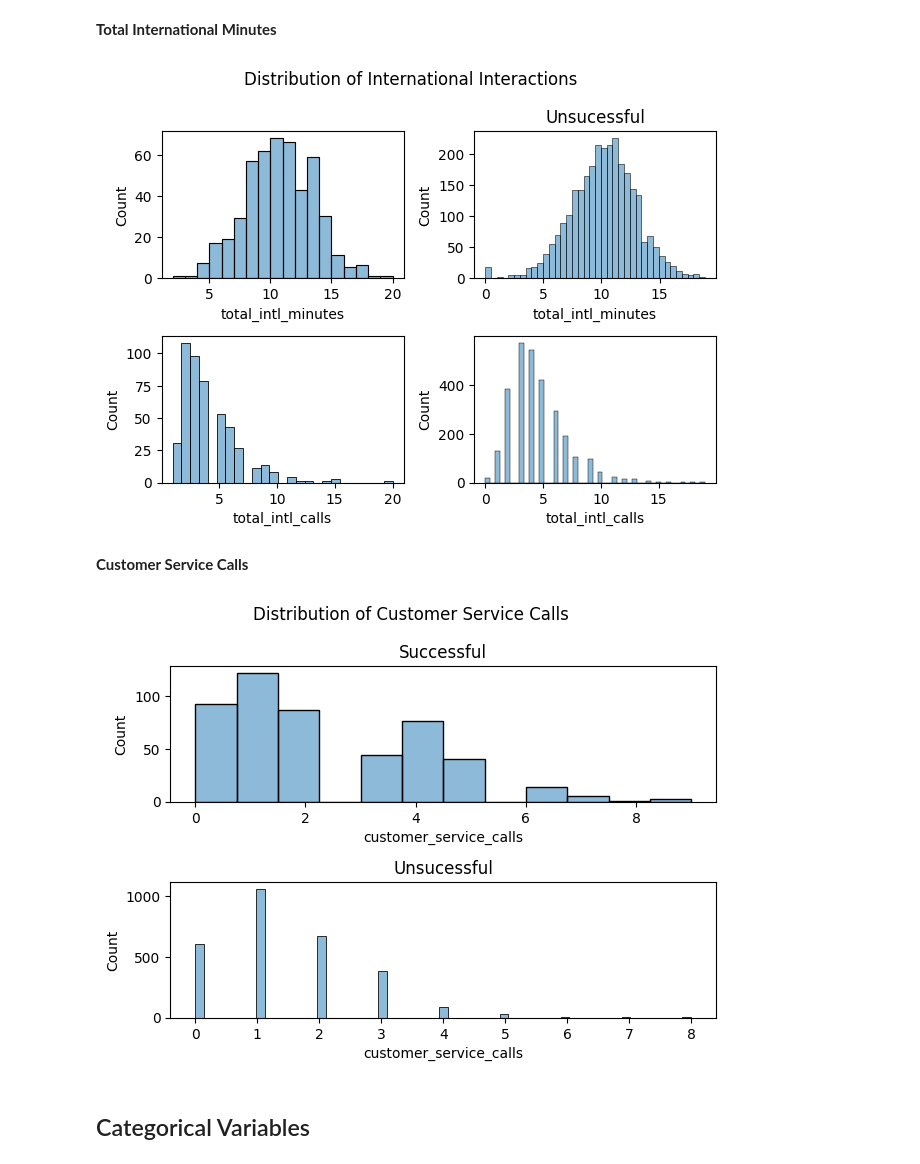
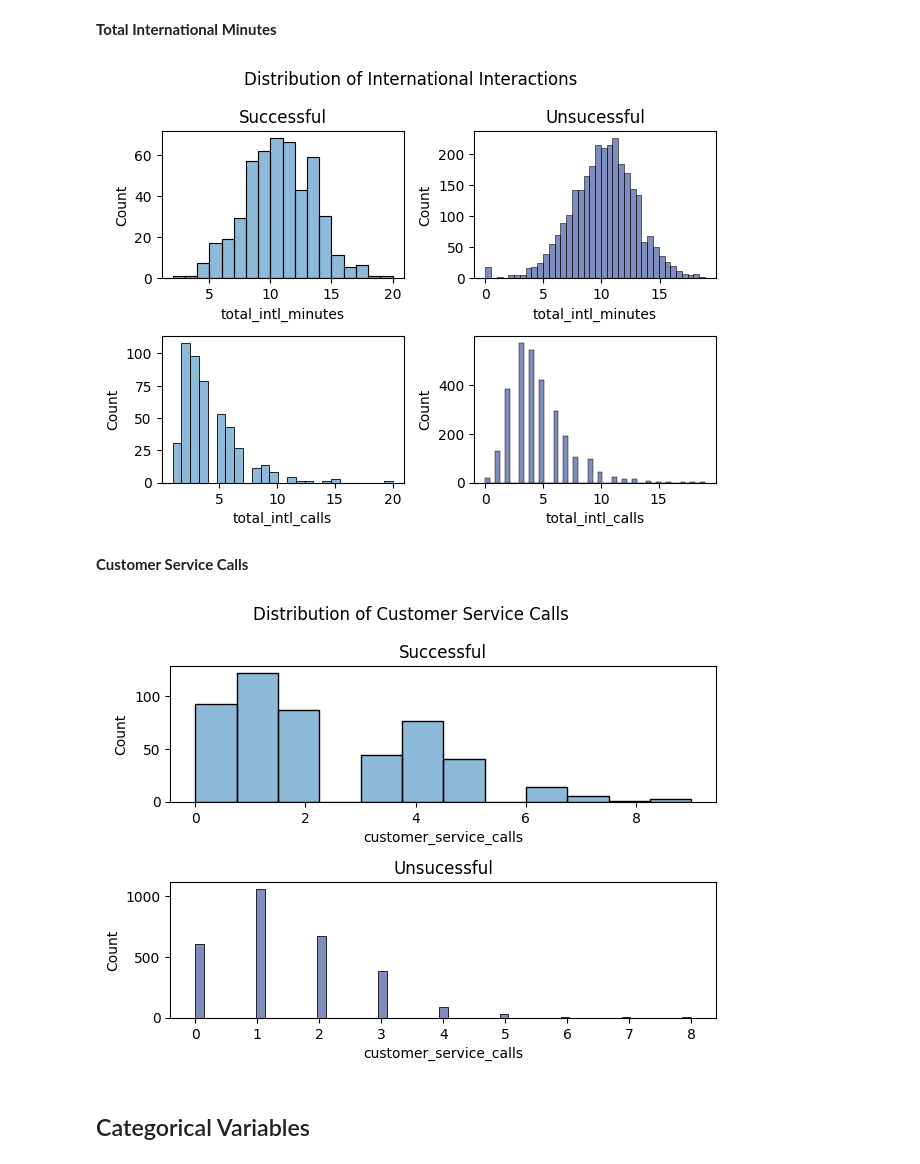
Before and after one commit to l-vice/Python, a Jupyter notebook: Introduction to Machine Learning with Python/02 - Supervised Learning/02pr_multi_telchurn.ipynb, the cells around one changed output. Drawn from its saved outputs; the diff is of its cells as text; code cells hidden in the pictures.

```diff
--- a/Introduction to Machine Learning with Python/02 - Supervised Learning/02pr_multi_telchurn.ipynb
+++ b/Introduction to Machine Learning with Python/02 - Supervised Learning/02pr_multi_telchurn.ipynb
@@ -165,18 +182,19 @@ plt.show()
 # %%
 fig, axes = plt.subplots(nrows=2, ncols=2)
 plt.suptitle(t="Distribution of International Interactions")
 
+axes[0, 0].set_title("Successful")
 sns.histplot(data=churn_true, x=churn_true['total_intl_minutes'], hue=churn_true['churn'],ax=axes[0, 0],legend=False, )
 sns.histplot(data=churn_true,x=churn_true['total_intl_calls'], hue=churn_true['churn'],ax=axes[1, 0],legend=False)
 
 axes[0, 1].set_title("Unsucessful")
-sns.histplot(data=churn_false,x=churn_false['total_intl_minutes'],hue=churn_false['churn'],ax=axes[0, 1],legend=False)
-sns.histplot(data=churn_false,x=churn_false['total_intl_calls'],hue=churn_false['churn'],ax=axes[1, 1],legend=False)
+sns.histplot(data=churn_false,x=churn_false['total_intl_minutes'],hue=churn_false['churn'],ax=axes[0, 1],legend=False,palette='dark')
+sns.histplot(data=churn_false,x=churn_false['total_intl_calls'],hue=churn_false['churn'],ax=axes[1, 1],legend=False, palette='dark')
 
 fig.tight_layout()
 plt.show()
 # %% [output]
-[figure, old version]
+[figure, new version]
 # %% [markdown]
 **Customer Service Calls**
 # %%
@@ -187,12 +205,12 @@ axes[0].set_title("Successful")
 sns.histplot(data=churn_true,x=churn_true['customer_service_calls'],hue=churn_true['churn'],ax=axes[0],legend=False)
 
 axes[1].set_title("Unsucessful")
-sns.histplot(data=churn_true,x=churn_false['customer_service_calls'],hue=churn_false['churn'],ax=axes[1],legend=False)
+sns.histplot(data=churn_true,x=churn_false['customer_service_calls'],hue=churn_false['churn'],ax=axes[1],legend=False, palette='dark')
 
 fig.tight_layout()
 plt.show()
 # %% [output]
-[figure, old version]
+[figure, new version]
 # %% [markdown]
 ## Categorical Variables
 # %%
```
Also changed, not shown: parts of 58 cells of this notebook.
